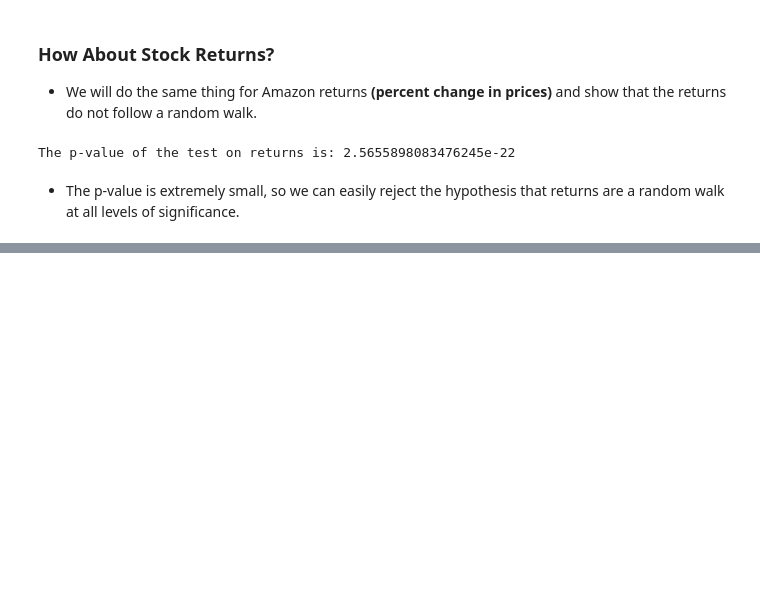
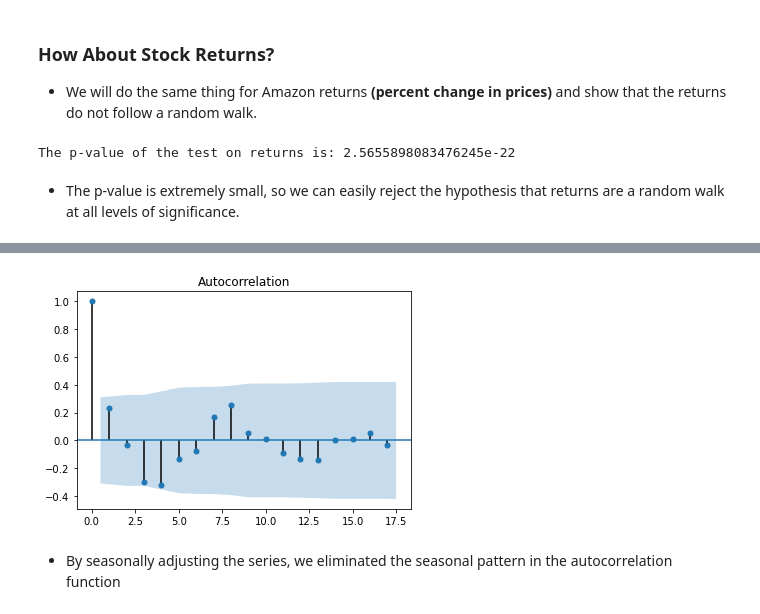
Before and after one commit to naikshubham/Forecasting-using-Python, a Jupyter notebook: Time-Series-Analysis/Time Series Analysis.ipynb, the cells around one changed output, grey strips where cells are left out. Cells and saved outputs as stored; diff of their text form; code cells hidden in the pictures; blank space fills up the shorter version.

```diff
--- a/Time-Series-Analysis/Time Series Analysis.ipynb
+++ b/Time-Series-Analysis/Time Series Analysis.ipynb
@@ -593,0 +628,6 @@ The p-value of the test on returns is: 2.5655898083476245e-22
+# %%
+# Seasonally adjust quarterly earnings
+HRBsa = HRB.diff(4)
+
+# Print the first 10 rows of the seasonally adjusted series
+print(HRBsa.head(10))
@@ -593,0 +647,11 @@ The p-value of the test on returns is: 2.5655898083476245e-22
+# %%
+# Drop the NaN data in the first four rows
+HRBsa = HRBsa.dropna()
+
+# Plot the autocorrelation function of the seasonally adjusted series
+plot_acf(HRBsa)
+plt.show()
+# %% [output]
+[figure, added]
+# %% [markdown]
+- By seasonally adjusting the series, we eliminated the seasonal pattern in the autocorrelation function
```
Also changed, not shown: parts of 6 cells of this notebook, 1 other file.
